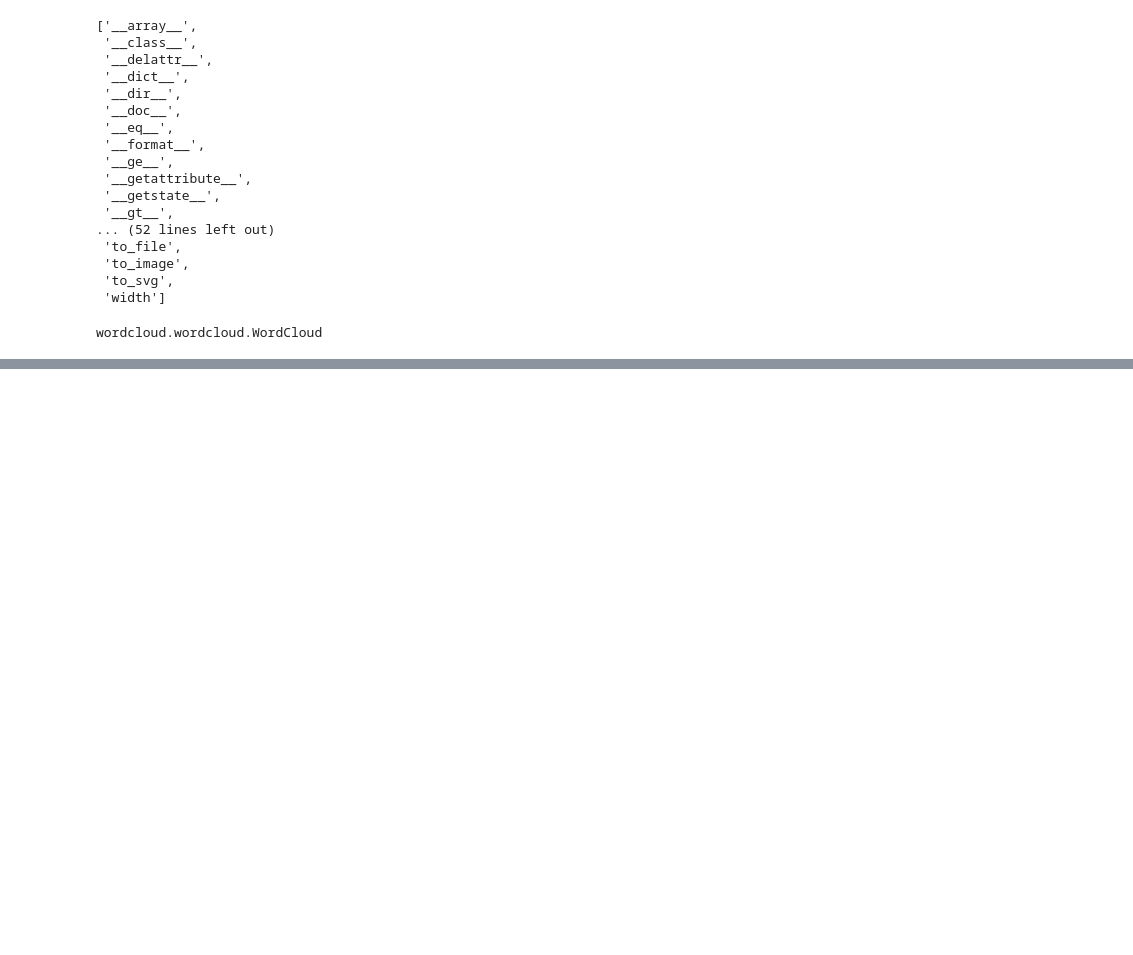
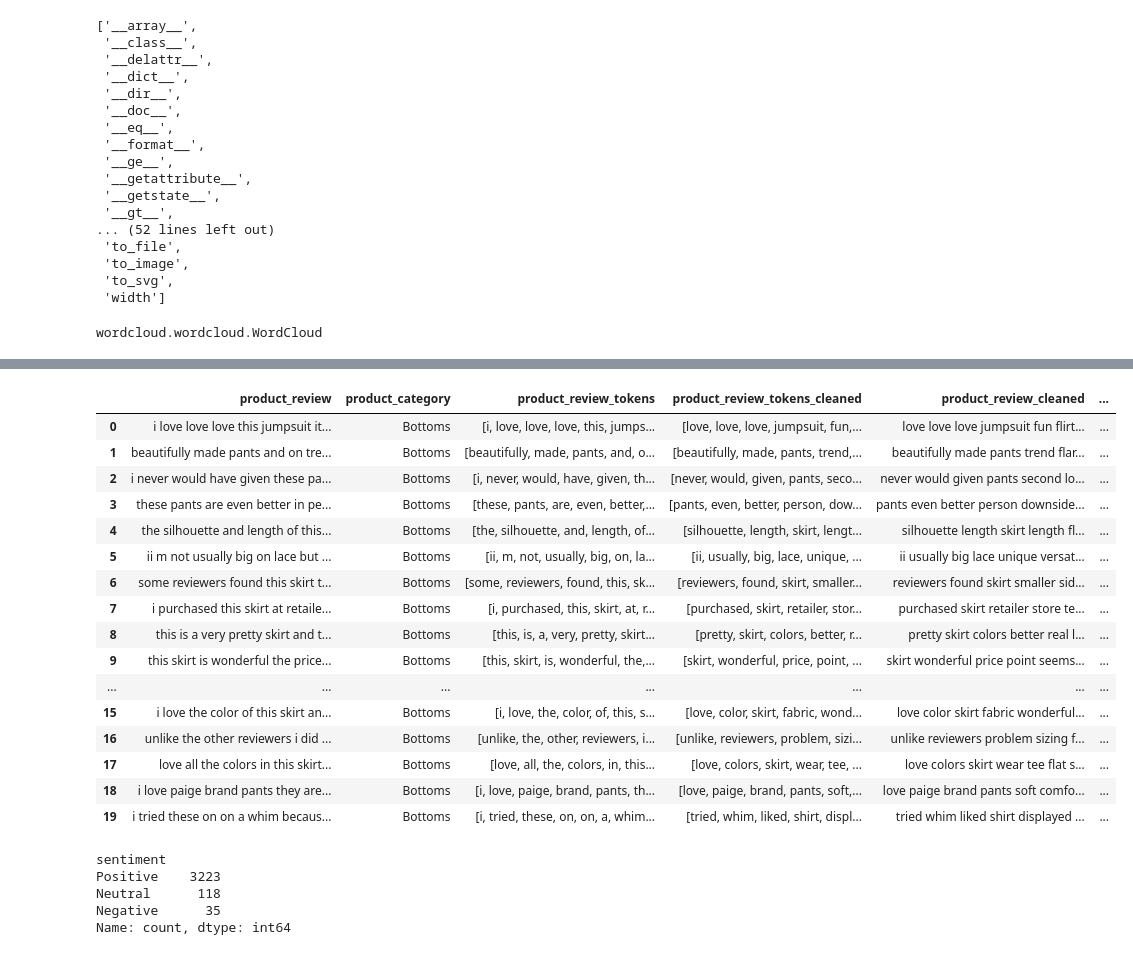
Before and after one commit to mikecr96/NLP-Ago-dic24, a Jupyter notebook: Semana IX/sent-analisis2.ipynb, the cells around one changed output, grey strips where cells are left out. Saved outputs shown, nothing was run; the diff lists cells and outputs as text; code cells hidden in the pictures; blank space fills up the shorter version.

```diff
--- a/Semana IX/sent-analisis2.ipynb
+++ b/Semana IX/sent-analisis2.ipynb
@@ -344,0 +392,28 @@ plt.show()
+# %%
+dataset.head(20)
+# %% [output]
+|  | product_review | product_category | product_review_tokens | product_review_tokens_cleaned | product_review_cleaned | ... |
+| 0 | i love love love this jumpsuit it... | Bottoms | [i, love, love, love, this, jumps... | [love, love, love, jumpsuit, fun,... | love love love jumpsuit fun flirt... | ... |
+| 1 | beautifully made pants and on tre... | Bottoms | [beautifully, made, pants, and, o... | [beautifully, made, pants, trend,... | beautifully made pants trend flar... | ... |
+| 2 | i never would have given these pa... | Bottoms | [i, never, would, have, given, th... | [never, would, given, pants, seco... | never would given pants second lo... | ... |
+| 3 | these pants are even better in pe... | Bottoms | [these, pants, are, even, better,... | [pants, even, better, person, dow... | pants even better person downside... | ... |
+| 4 | the silhouette and length of this... | Bottoms | [the, silhouette, and, length, of... | [silhouette, length, skirt, lengt... | silhouette length skirt length fl... | ... |
+| 5 | ii m not usually big on lace but ... | Bottoms | [ii, m, not, usually, big, on, la... | [ii, usually, big, lace, unique, ... | ii usually big lace unique versat... | ... |
+| 6 | some reviewers found this skirt t... | Bottoms | [some, reviewers, found, this, sk... | [reviewers, found, skirt, smaller... | reviewers found skirt smaller sid... | ... |
+| 7 | i purchased this skirt at retaile... | Bottoms | [i, purchased, this, skirt, at, r... | [purchased, skirt, retailer, stor... | purchased skirt retailer store te... | ... |
+| 8 | this is a very pretty skirt and t... | Bottoms | [this, is, a, very, pretty, skirt... | [pretty, skirt, colors, better, r... | pretty skirt colors better real l... | ... |
+| 9 | this skirt is wonderful the price... | Bottoms | [this, skirt, is, wonderful, the,... | [skirt, wonderful, price, point, ... | skirt wonderful price point seems... | ... |
+| ... | ... | ... | ... | ... | ... | ... |
+| 15 | i love the color of this skirt an... | Bottoms | [i, love, the, color, of, this, s... | [love, color, skirt, fabric, wond... | love color skirt fabric wonderful... | ... |
+| 16 | unlike the other reviewers i did ... | Bottoms | [unlike, the, other, reviewers, i... | [unlike, reviewers, problem, sizi... | unlike reviewers problem sizing f... | ... |
+| 17 | love all the colors in this skirt... | Bottoms | [love, all, the, colors, in, this... | [love, colors, skirt, wear, tee, ... | love colors skirt wear tee flat s... | ... |
+| 18 | i love paige brand pants they are... | Bottoms | [i, love, paige, brand, pants, th... | [love, paige, brand, pants, soft,... | love paige brand pants soft comfo... | ... |
+| 19 | i tried these on on a whim becaus... | Bottoms | [i, tried, these, on, on, a, whim... | [tried, whim, liked, shirt, displ... | tried whim liked shirt displayed ... | ... |
+# %%
+dataset.sentiment.value_counts()
+# %% [output]
+sentiment
+Positive    3223
+Neutral      118
+Negative      35
+Name: count, dtype: int64
```
Also changed, not shown: parts of 17 cells of this notebook, 4 other files.
